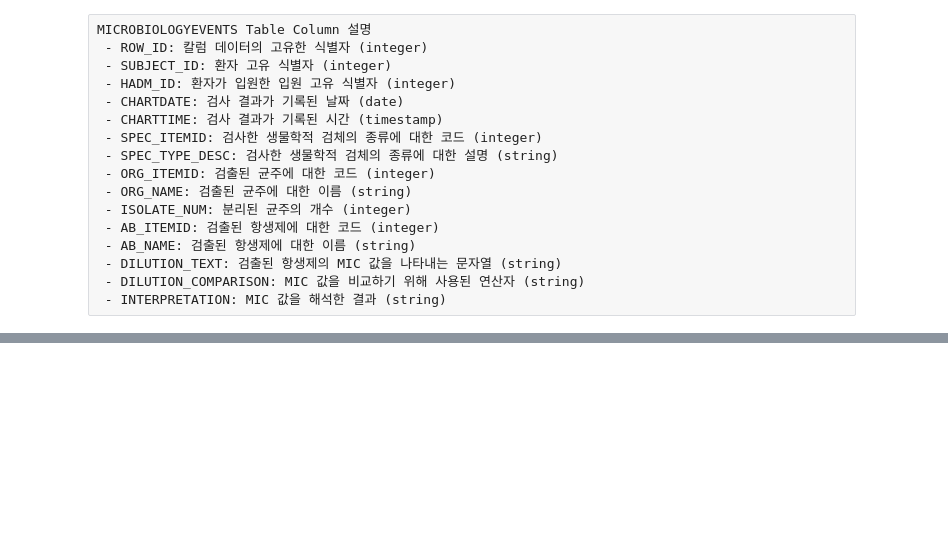
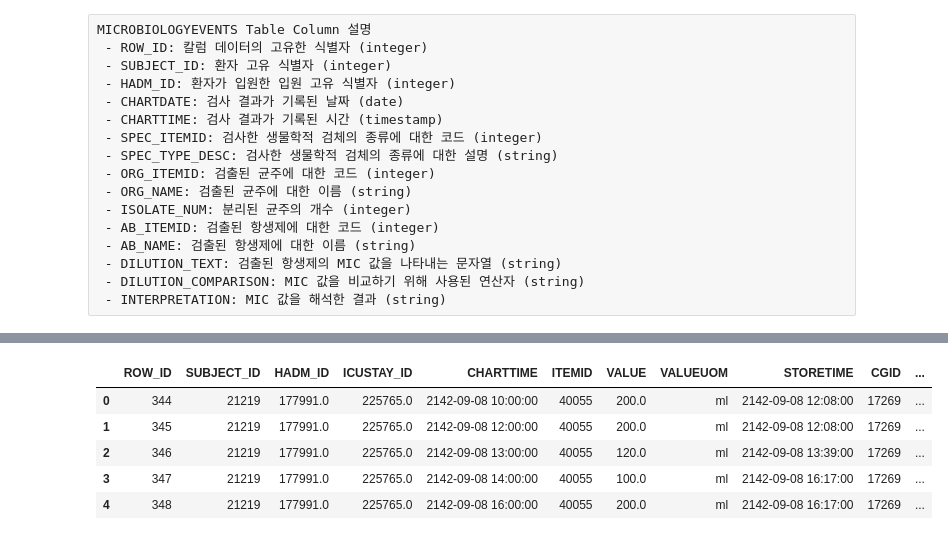
Before and after one commit to NohJangHyun/MIMIC-III-mortality-prediction, a Jupyter notebook: Data Extract/Tabular Data/ITEMID Extract.ipynb, the cells around one changed output, grey strips where cells are left out. Saved outputs shown, nothing was run; the diff lists cells and outputs as text; code cells hidden in the pictures; blank space fills up the shorter version.

Commit message:
ITEMID Extract 중 unique한 ITEMID가 적다는 사실 발견, Public Data  가져오는 과정에서 누락되었는지 파악해야함

```diff
--- a/Data Extract/Tabular Data/ITEMID Extract.ipynb
+++ b/Data Extract/Tabular Data/ITEMID Extract.ipynb
@@ -237,0 +191,8 @@ df3
+# %%
+print("Table 별 유니크한 ITEMID 개수")
+df1 = pd.read_csv("/data/PUBLIC_DATA/MIMIC-III/LABEVENTS.csv")
+print("LABEVENTS table의 ITEMID 수: ", len(df1['ITEMID'].sort_values().unique()))
+df2 = pd.read_csv("/data/PUBLIC_DATA/MIMIC-III/OUTPUTEVENTS.csv")
+print("OUTPUTEVENTS table의 ITEMID 수: ", len(df2['ITEMID'].sort_values().unique()))
+df3 = pd.read_csv("/data/PUBLIC_DATA/MIMIC-III/MICROBIOLOGYEVENTS.csv")
+print("MICROBIOLOGYEVENTS table의 ITEMID 수: ", len(df3['SPEC_ITEMID'].sort_values().unique()))
@@ -237,0 +213,9 @@ df3
+# %%
+df2.head()
+# %% [output]
+|  | ROW_ID | SUBJECT_ID | HADM_ID | ICUSTAY_ID | CHARTTIME | ITEMID | VALUE | VALUEUOM | STORETIME | CGID | ... |
+| 0 | 344 | 21219 | 177991.0 | 225765.0 | 2142-09-08 10:00:00 | 40055 | 200.0 | ml | 2142-09-08 12:08:00 | 17269 | ... |
+| 1 | 345 | 21219 | 177991.0 | 225765.0 | 2142-09-08 12:00:00 | 40055 | 200.0 | ml | 2142-09-08 12:08:00 | 17269 | ... |
+| 2 | 346 | 21219 | 177991.0 | 225765.0 | 2142-09-08 13:00:00 | 40055 | 120.0 | ml | 2142-09-08 13:39:00 | 17269 | ... |
+| 3 | 347 | 21219 | 177991.0 | 225765.0 | 2142-09-08 14:00:00 | 40055 | 100.0 | ml | 2142-09-08 16:17:00 | 17269 | ... |
+| 4 | 348 | 21219 | 177991.0 | 225765.0 | 2142-09-08 16:00:00 | 40055 | 200.0 | ml | 2142-09-08 16:17:00 | 17269 | ... |
```
Also changed, not shown: parts of 13 cells of this notebook.
